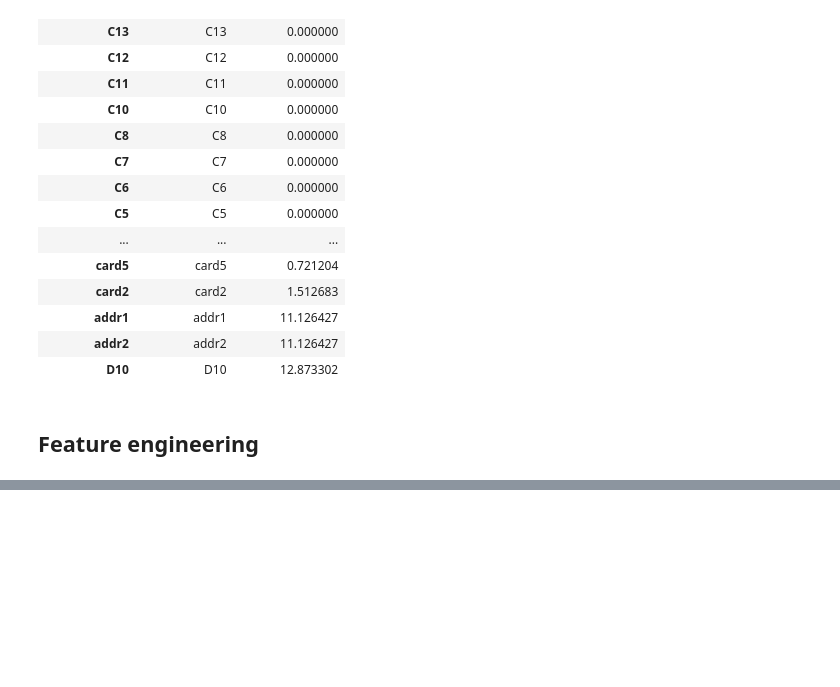
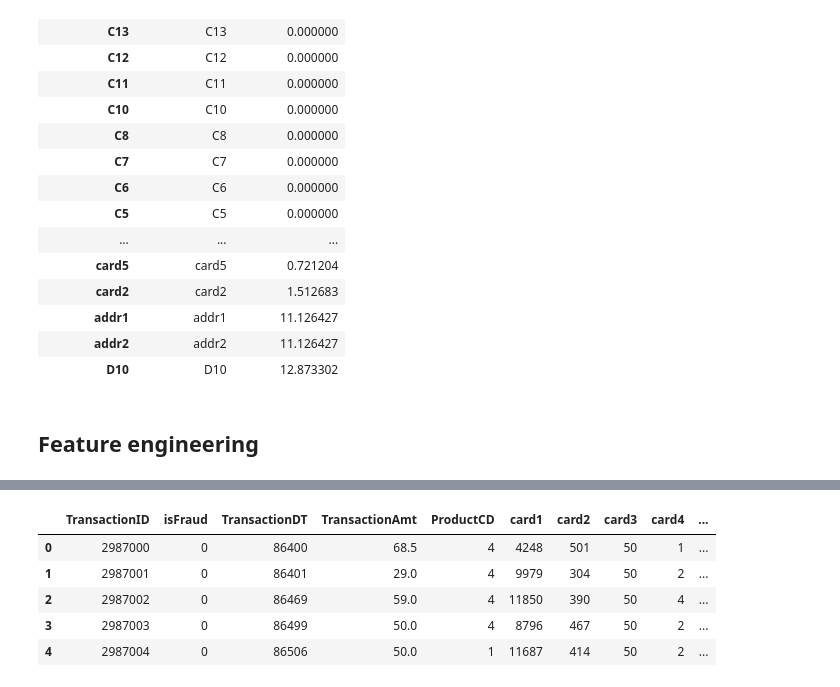
Before and after one commit to Nabuz/TVML, a Jupyter notebook: lez4/Fraud_Detection.ipynb, the cells around one changed output, grey strips where cells are left out. Cells and saved outputs as stored; diff of their text form; code cells hidden in the pictures; blank space fills up the shorter version.

```diff
--- a/lez4/Fraud_Detection.ipynb
+++ b/lez4/Fraud_Detection.ipynb
@@ -395,0 +521,11 @@ df_test_j['Perc_id_02_to_std_card4'] =  df_test_j['id-02']/df_test_j.groupby(['c
+# %%
+# Find the columns to drop
+columns_to_drop = list(set(cols_one_value + cols_one_value_test + cols_many_nulls + cols_many_nulls_test + cols_big_values + cols_big_values_test ))
+# %%
+#We remove our target variable
+columns_to_drop.remove("isFraud")
+# %%
+#Remove not useful columns from Training set and Test set
+
+df_train_j = df_train_j.drop(columns_to_drop, axis = 1)
+df_test_j = df_test_j.drop(columns_to_drop, axis = 1)
@@ -395,0 +541,25 @@ df_test_j['Perc_id_02_to_std_card4'] =  df_test_j['id-02']/df_test_j.groupby(['c
+# %%
+#We copy our cleaned dataset because we need to convert categorical variables to numeric in a specific way
+df_train_j_v2 = df_train_j
+df_test_j_v2 = df_test_j
+
+cat_cols = ['id_12', 'id_13', 'id_14', 'id_15', 'id_16', 'id_17', 'id_18', 'id_19', 'id_20', 'id_21', 'id_22', 'id_23', 'id_24', 'id_25', 'id_26', 'id_27', 'id_28', 'id_29',
+            'id_30', 'id_31', 'id_32', 'id_33', 'id_34', 'id_35', 'id_36', 'id_37', 'id_38', 'DeviceType', 'DeviceInfo', 'ProductCD', 'card4', 'card6', 'M4','P_emaildomain',
+            'R_emaildomain', 'card1', 'card2', 'card3',  'card5', 'addr1', 'addr2', 'M1', 'M2', 'M3', 'M5', 'M6', 'M7', 'M8', 'M9',
+            'P_emaildomain_1', 'P_emaildomain_2', 'P_emaildomain_3', 'R_emaildomain_1', 'R_emaildomain_2', 'R_emaildomain_3']
+#Conversion categorical variables to numeric
+for col in cat_cols:
+    if col in df_train_j.columns:
+        le = LabelEncoder()
+        le.fit(list(df_train_j[col].astype(str).values) + list(df_test_j[col].astype(str).values))
+        df_train_j_v2[col] = le.transform(list(df_train_j[col].astype(str).values))
+        df_test_j_v2[col] = le.transform(list(df_test_j[col].astype(str).values))
+# %%
+df_train_j_v2[:5]
+# %% [output]
+|  | TransactionID | isFraud | TransactionDT | TransactionAmt | ProductCD | card1 | card2 | card3 | card4 | ... |
+| 0 | 2987000 | 0 | 86400 | 68.5 | 4 | 4248 | 501 | 50 | 1 | ... |
+| 1 | 2987001 | 0 | 86401 | 29.0 | 4 | 9979 | 304 | 50 | 2 | ... |
+| 2 | 2987002 | 0 | 86469 | 59.0 | 4 | 11850 | 390 | 50 | 4 | ... |
+| 3 | 2987003 | 0 | 86499 | 50.0 | 4 | 8796 | 467 | 50 | 2 | ... |
+| 4 | 2987004 | 0 | 86506 | 50.0 | 1 | 11687 | 414 | 50 | 2 | ... |
```
Also changed, not shown: parts of 37 cells of this notebook.
